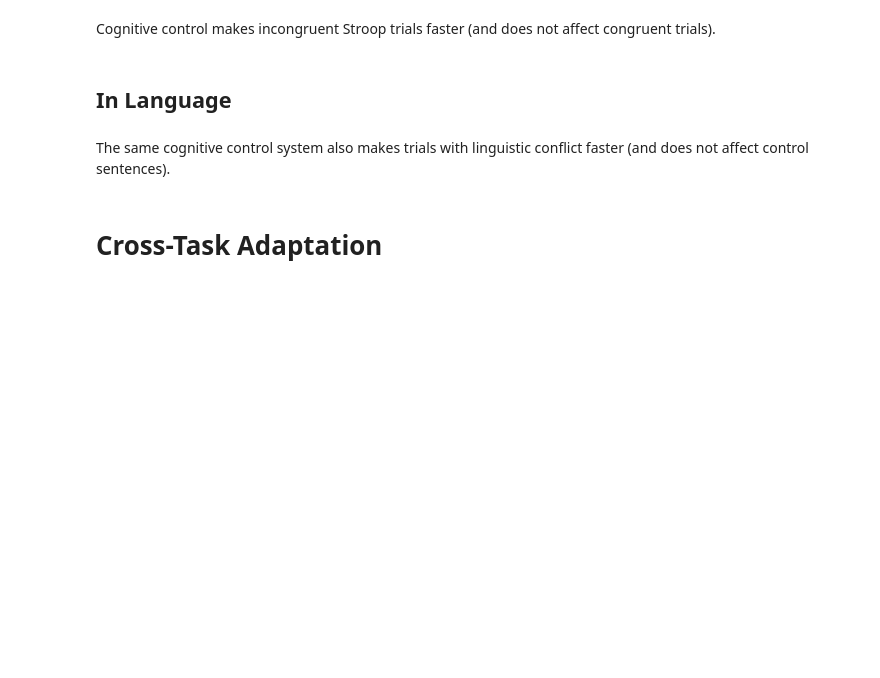
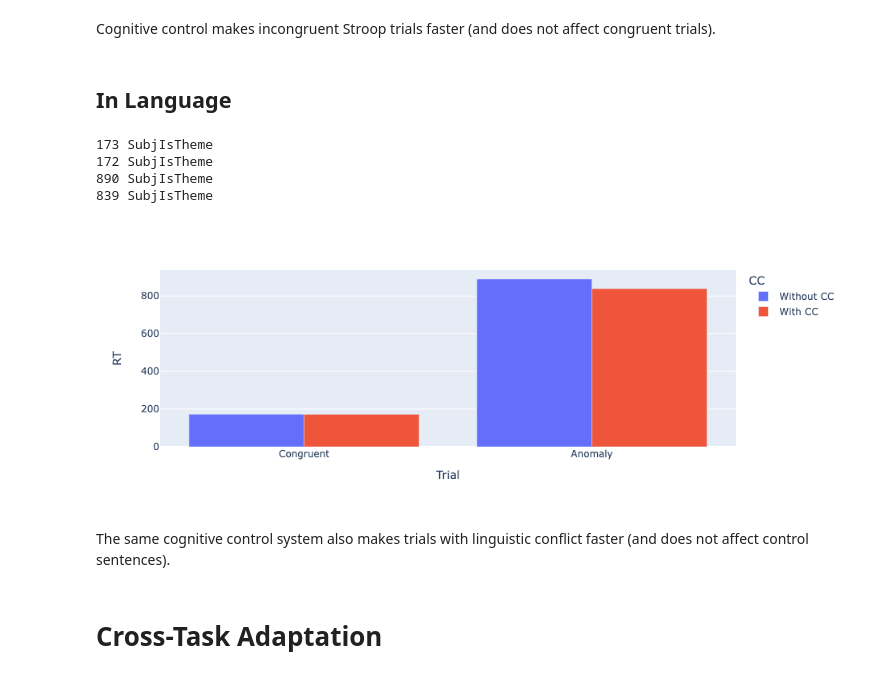
Before and after one commit to NessTal/CognitiveControlModel, a Jupyter notebook: CognitiveControlModel.ipynb, the cells around one changed output. Cells and saved outputs as stored; diff of their text form; code cells hidden in the pictures; blank space fills up the shorter version.

Commit message:
Two more figures

```diff
--- a/CognitiveControlModel.ipynb
+++ b/CognitiveControlModel.ipynb
@@ -264,14 +264,42 @@ Cognitive control makes incongruent Stroop trials faster (and does not affect co
 ## In Language
 # %%
 # Control sentence trial with BiasingMult = 0
+BiasingMult = 0
+i, Winner, CogCtrl, LingKnow, Stroop = RunTrial((60,0,0,0))
+RT_CongLang_NoCC = i
+print(i, Winner)
 
-# control sentence trial with BiasingMult = 0.2
+# control sentence trial with BiasingMult = 1
+BiasingMult = 1
+i, Winner, CogCtrl, LingKnow, Stroop = RunTrial((60,0,0,0))
+RT_CongLang_WithCC = i
+print(i, Winner)
 
 # Anomalous sentence trial with BiasingMult = 0
+BiasingMult = 0
+i, Winner, CogCtrl, LingKnow, Stroop = RunTrial((30,20,0,0))
+RT_AnomLang_NoCC = i
+print(i, Winner)
 
-# Anomalous sentence trial with BiasingMult = 0.2
+# Anomalous sentence trial with BiasingMult = 1
+BiasingMult = 1
+i, Winner, CogCtrl, LingKnow, Stroop = RunTrial((30,20,0,0))
+RT_AnomLang_WithCC = i
+print(i, Winner)
 
 # Figure
+df = pd.DataFrame({'CC':['Without CC','With CC','Without CC','With CC'],
+                   'Trial':['Congruent','Congruent','Anomaly','Anomaly'],
+                   'RT':[RT_CongLang_NoCC,RT_CongLang_WithCC,RT_AnomLang_NoCC,RT_AnomLang_WithCC]})
+
+fig = px.bar(df,x='Trial',y='RT',color='CC',barmode="group")
+fig.show()
+# %% [output]
+173 SubjIsTheme
+172 SubjIsTheme
+890 SubjIsTheme
+839 SubjIsTheme
+[figure, added]
 # %% [markdown]
 The same cognitive control system also makes trials with linguistic conflict faster (and does not affect control sentences).
 # %% [markdown]
```
Also changed, not shown: parts of 2 cells of this notebook.
